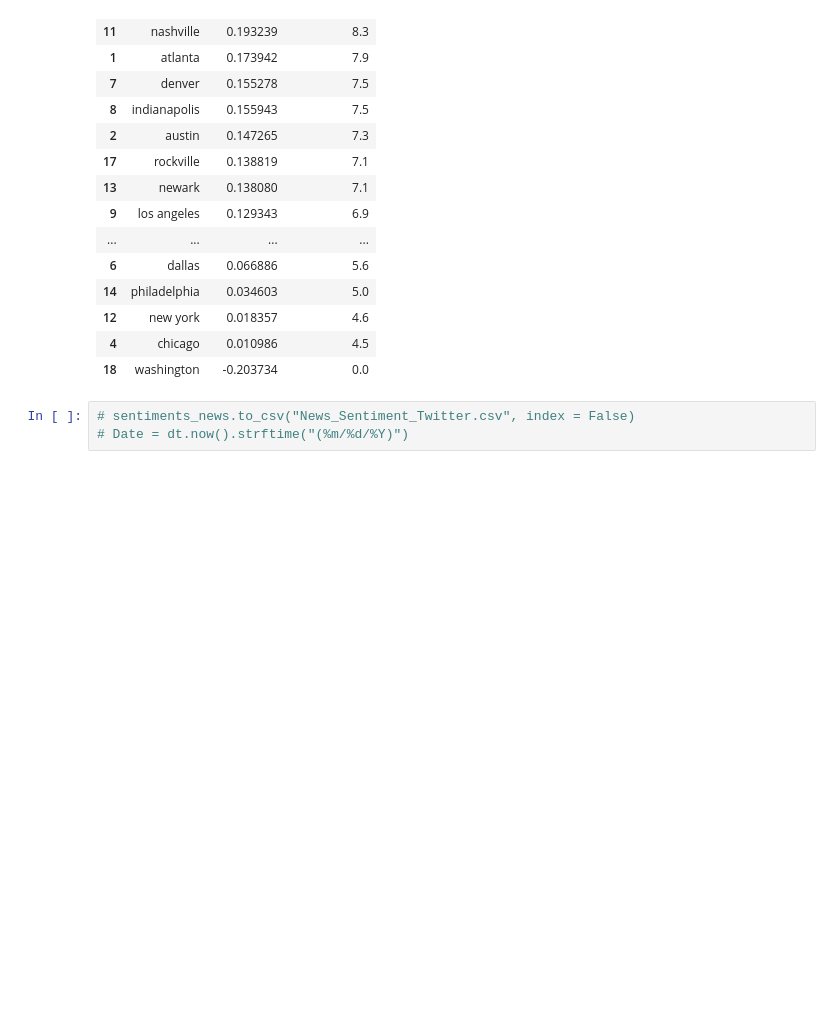
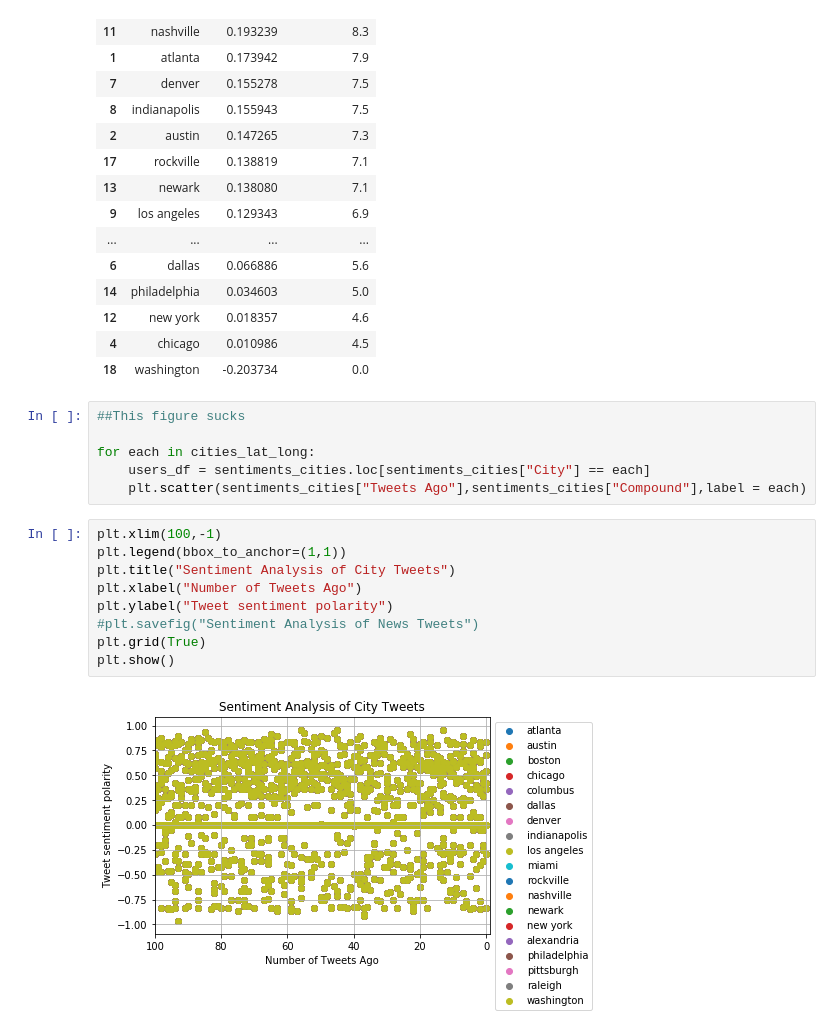
Before and after one commit to APK500/project-one, a Jupyter notebook: twittersent.ipynb, the cells around one changed output. Cells and saved outputs as stored; diff of their text form; blank space fills up the shorter version.

Commit message:
I now have a few plots!

```diff
--- a/twittersent.ipynb
+++ b/twittersent.ipynb
@@ -129,6 +127,20 @@ means_sentiments.sort_values("Degree_score",ascending=False)
 | 12 | new york | 0.018357 | 4.6 |
 | 4 | chicago | 0.010986 | 4.5 |
 | 18 | washington | -0.203734 | 0.0 |
-# %%
-# sentiments_news.to_csv("News_Sentiment_Twitter.csv", index = False)
-# Date = dt.now().strftime("(%m/%d/%Y)")
+# %%
+##This figure sucks
+
+for each in cities_lat_long:
+    users_df = sentiments_cities.loc[sentiments_cities["City"] == each]
+    plt.scatter(sentiments_cities["Tweets Ago"],sentiments_cities["Compound"],label = each)
+# %%
+plt.xlim(100,-1)
+plt.legend(bbox_to_anchor=(1,1))
+plt.title("Sentiment Analysis of City Tweets")
+plt.xlabel("Number of Tweets Ago")
+plt.ylabel("Tweet sentiment polarity")
+#plt.savefig("Sentiment Analysis of News Tweets")
+plt.grid(True)
+plt.show()
+# %% [output]
+[figure, added]
```
Also changed, not shown: parts of 5 cells of this notebook.
